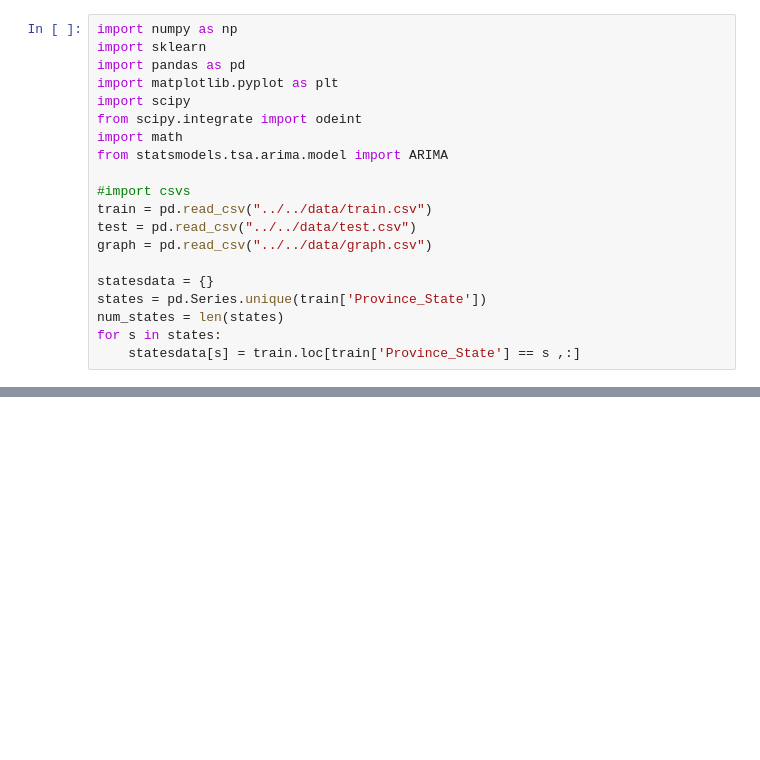
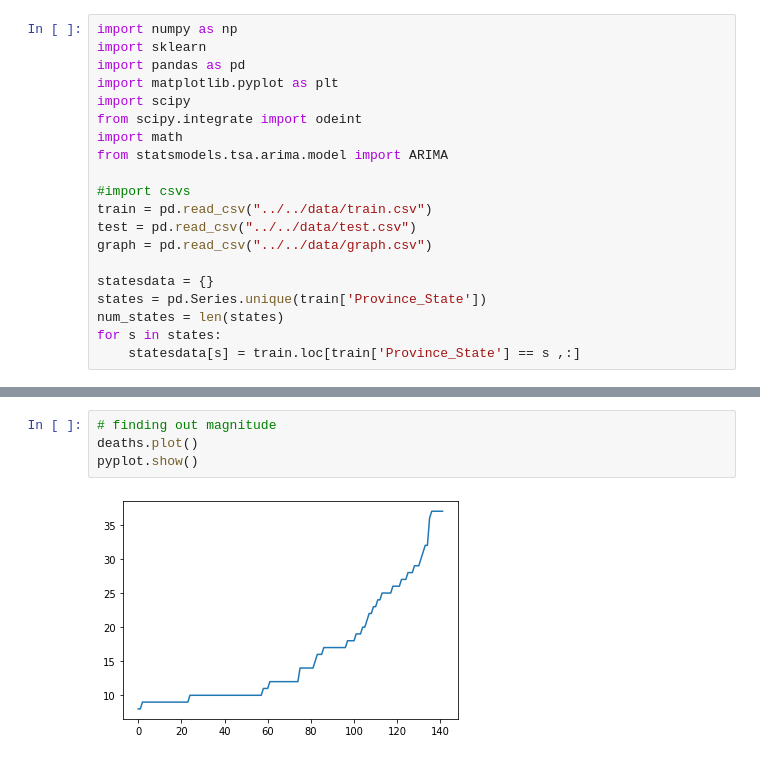
Before and after one commit to KeshavC217/CS145_Team25, a Jupyter notebook: src/ARIMA/DataAnalysis.ipynb, the cells around one changed output, grey strips where cells are left out. Drawn from its saved outputs; the diff is of its cells as text; blank space fills up the shorter version.

```diff
--- a/src/ARIMA/DataAnalysis.ipynb
+++ b/src/ARIMA/DataAnalysis.ipynb
@@ -49,0 +38,6 @@ pyplot.show()
+# %%
+# finding out magnitude
+deaths.plot()
+pyplot.show()
+# %% [output]
+[figure, added]
```
Also changed, not shown: parts of 3 cells of this notebook, 5 other files.
